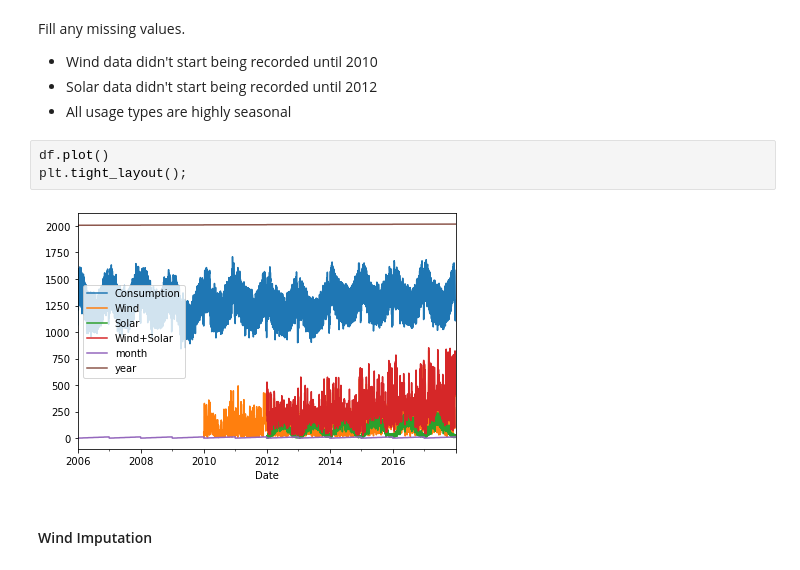
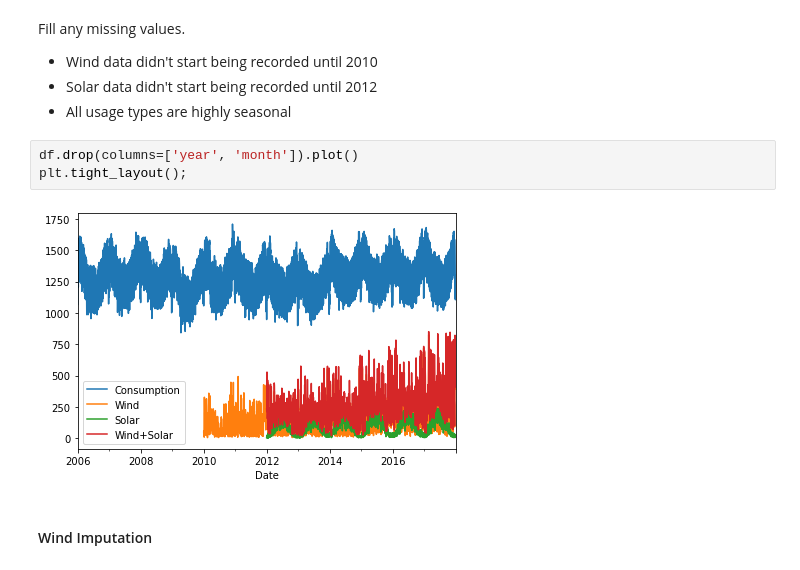
Before and after one commit to adam-talbot/time-series-exercises, a Jupyter notebook: prepare_exercises.ipynb, the cells around one changed output. Cells and saved outputs as stored; diff of their text form.

```diff
--- a/prepare_exercises.ipynb
+++ b/prepare_exercises.ipynb
@@ -209,10 +224,10 @@ Fill any missing values.
 - Solar data didn't start being recorded until 2012
 - All usage types are highly seasonal
 # %%
-df.plot()
+df.drop(columns=['year', 'month']).plot()
 plt.tight_layout();
 # %% [output]
-[figure, old version]
+[figure, new version]
 # %% [markdown]
 #### Wind Imputation
 # %%
```
Also changed, not shown: parts of 7 cells of this notebook, 1 other file.
